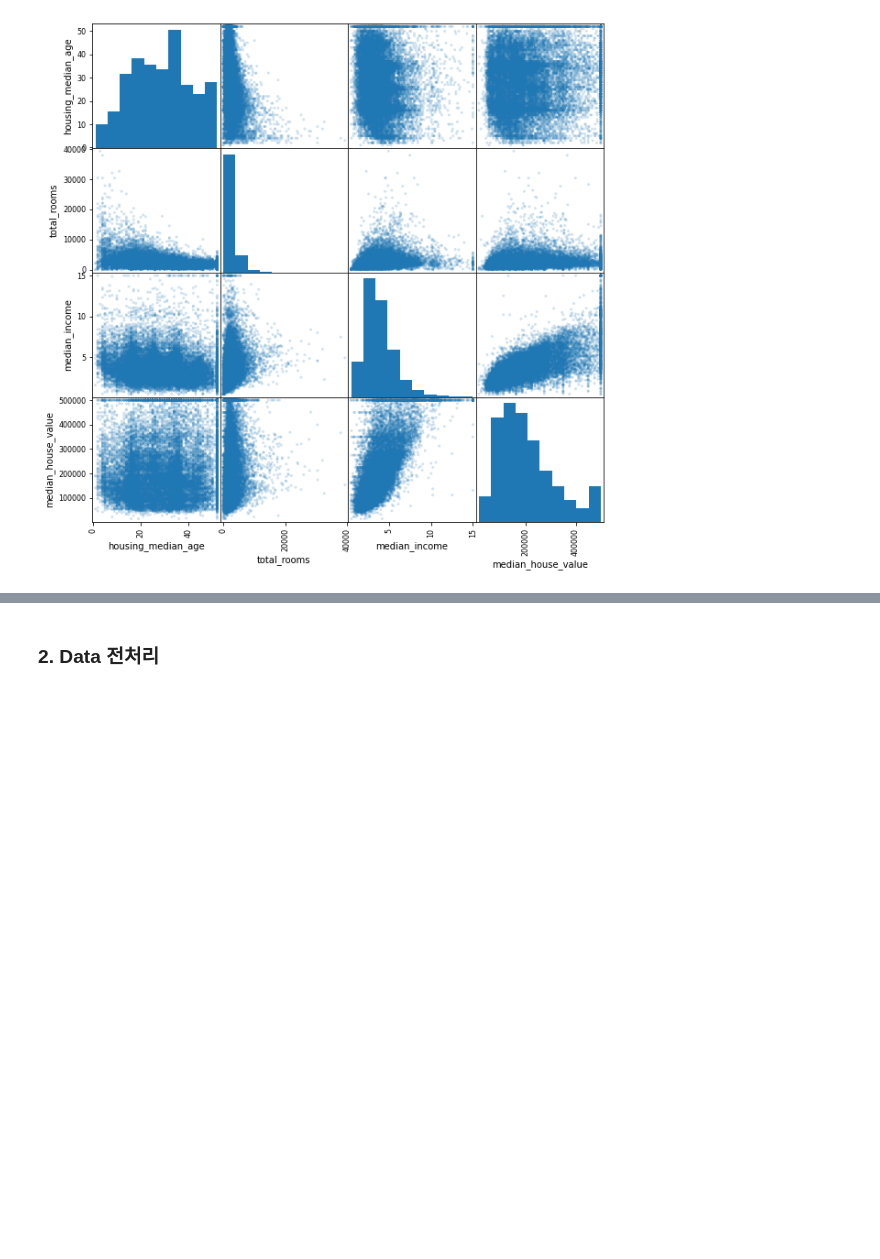
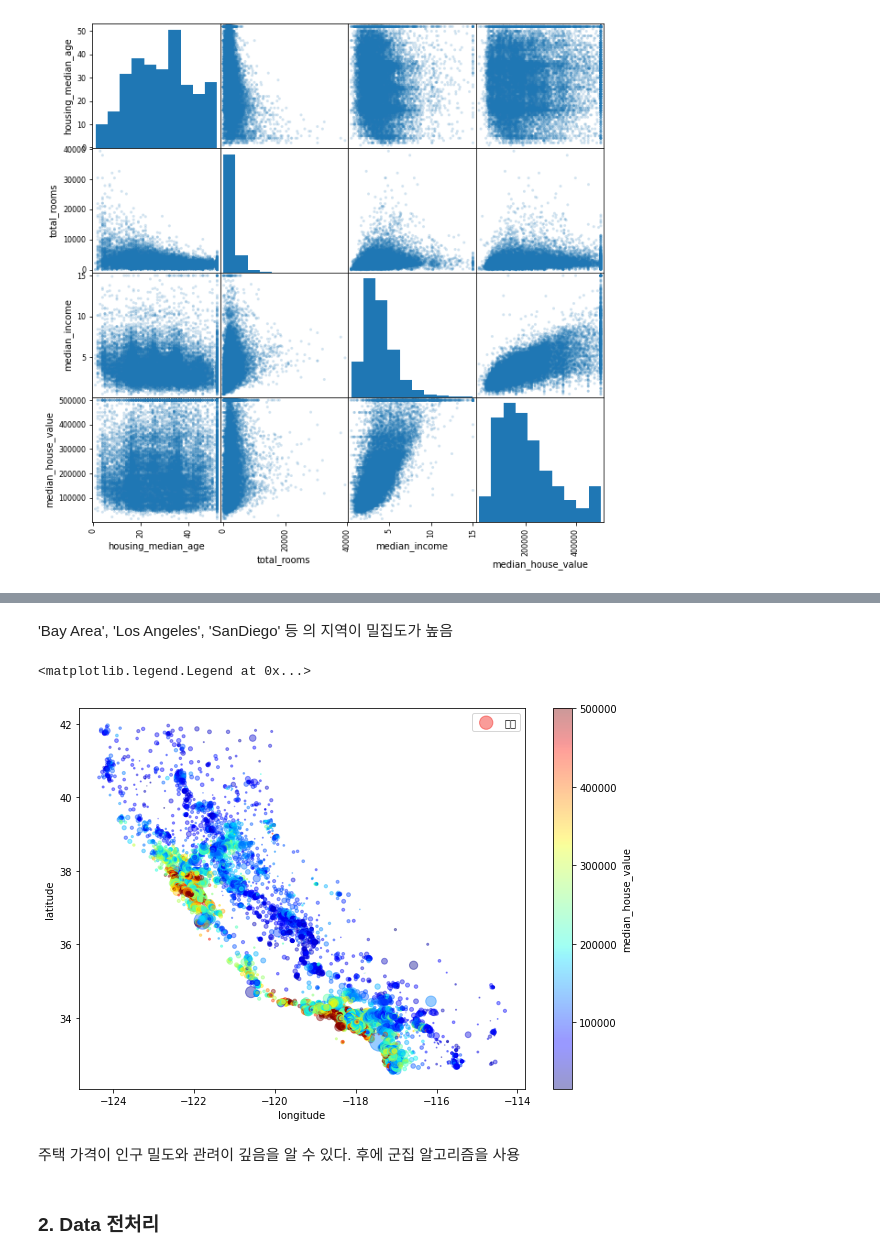
Before and after one commit to babyJIMIN/bitacademy-dataScience, a Jupyter notebook: California Housing Prices.ipynb, the cells around one changed output, grey strips where cells are left out. Drawn from its saved outputs; the diff is of its cells as text; code cells hidden in the pictures; blank space fills up the shorter version.

```diff
--- a/California Housing Prices.ipynb
+++ b/California Housing Prices.ipynb
@@ -143,3 +156,17 @@ fig = scatter_matrix(housing[attributes], figsize=(10, 10), alpha=0.2)
+# %% [markdown]
+'Bay Area', 'Los Angeles', 'SanDiego' 등 의 지역이 밀집도가 높음
+# %%
+ax = housing.plot(kind="scatter", x="longitude", y="latitude", alpha=0.4,
+    s=housing["population"]/100, label="인구", figsize=(10,7),
+    c="median_house_value", cmap=plt.get_cmap("jet"), colorbar=True,
+    sharex=False)
+ax.set(xlabel='longitude', ylabel='latitude')
+plt.legend()
+# %% [output]
+<matplotlib.legend.Legend at 0x...>
+[figure, added]
+# %% [markdown]
+주택 가격이 인구 밀도와 관려이 깊음을 알 수 있다. 후에 군집 알고리즘을 사용
 # %% [markdown]
 ### 2. Data 전처리
 # %% [markdown]
```
Also changed, not shown: parts of 48 cells of this notebook.
